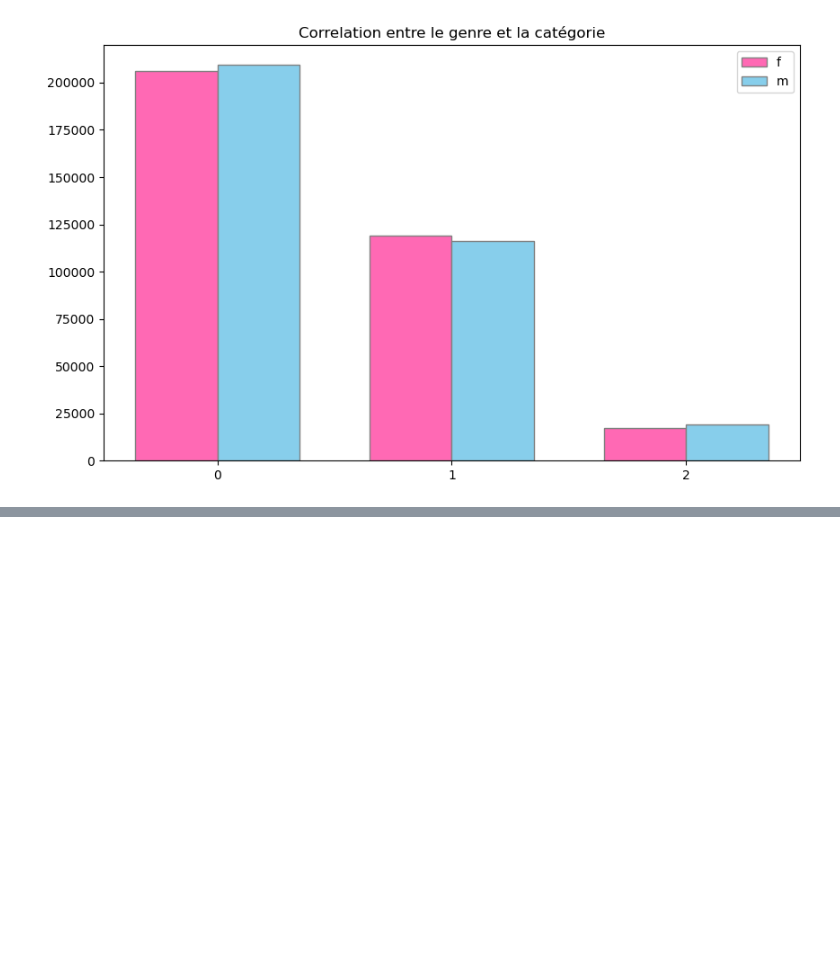
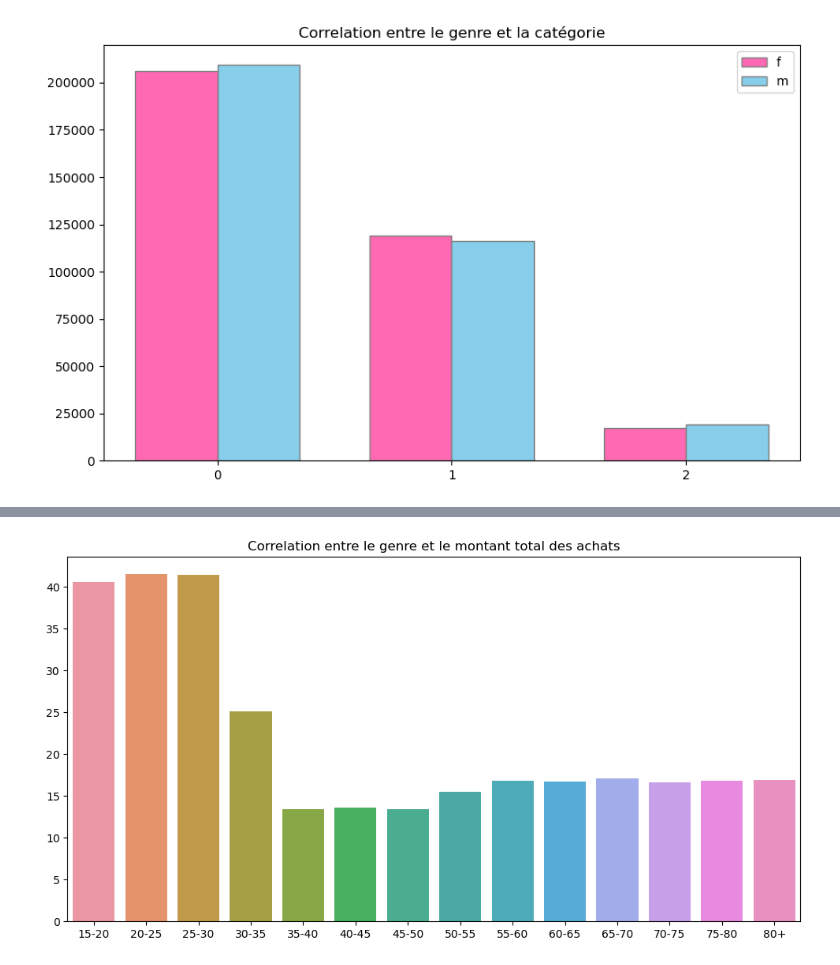
Before and after one commit to kikduck/DA-P6, a Jupyter notebook: notebook-p6.ipynb, the cells around one changed output, grey strips where cells are left out. Drawn from its saved outputs; the diff is of its cells as text; code cells hidden in the pictures; blank space fills up the shorter version.

```diff
--- a/notebook-p6.ipynb
+++ b/notebook-p6.ipynb
@@ -477,0 +479,4 @@ plt.show()
+# %%
+df_panier_age = pd.crosstab(df_final['age'], df_final['client_id'], values=df_final['price'], aggfunc='mean')
+df_panier_age = df_panier_age.mean(axis=1)
+df_panier_age
@@ -477,0 +500,7 @@ plt.show()
+# %%
+plt.figure(figsize=(12, 6))
+sns.barplot(x = labels_age, y = df_panier_age)
+plt.title("Correlation entre le genre et le montant total des achats")
+plt.show()
+# %% [output]
+[figure, added]
```
Also changed, not shown: parts of 11 cells of this notebook.
